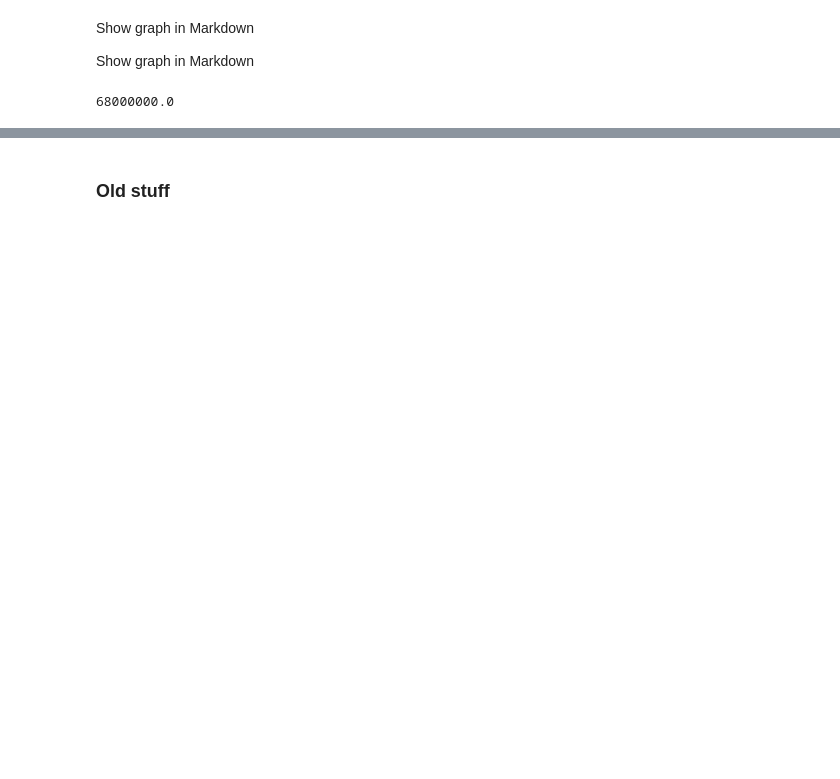
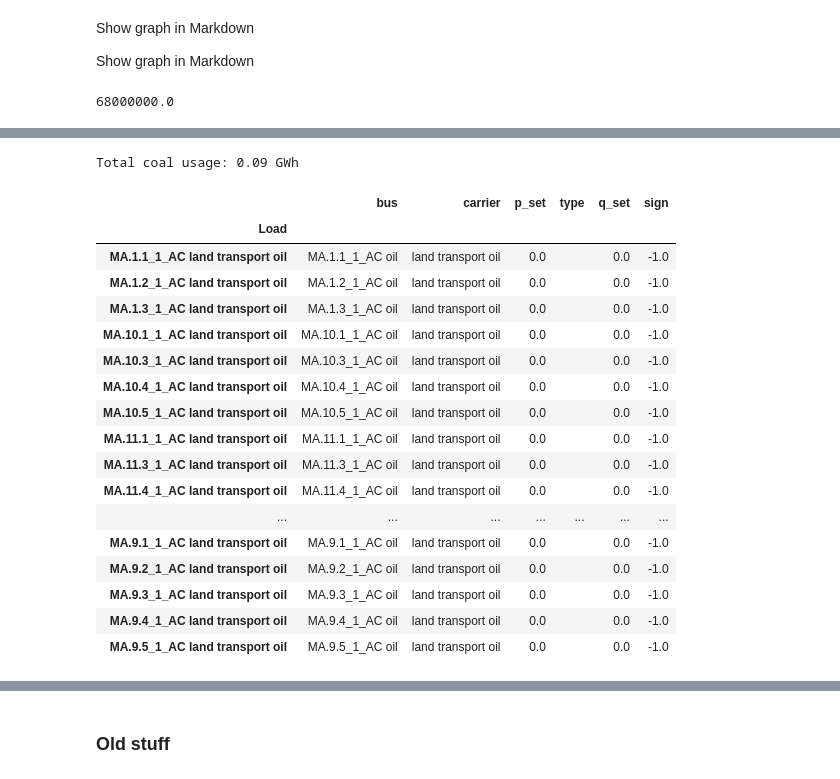
Before and after one commit to energyLS/aldehyde, a Jupyter notebook: workflow/notebooks/test_co2limit.ipynb, the cells around one changed output, grey strips where cells are left out. Saved outputs shown, nothing was run; the diff lists cells and outputs as text; code cells hidden in the pictures; blank space fills up the shorter version.

```diff
--- a/workflow/notebooks/test_co2limit.ipynb
+++ b/workflow/notebooks/test_co2limit.ipynb
@@ -59,0 +148,38 @@ n.stores_t.e.filter(like="co2 atmosphere").iloc[-1][0]
+# %%
+carrier = "coal"
+total_usage = 0.0
+
+# Iterate over the generators
+for _, gen in n.generators.iterrows():
+    total_usage += n.generators_t.p[gen.name].sum() * n.snapshot_weightings.generators[0] if gen.carrier.upper() == carrier.upper() else 0.0
+
+# Iterate over the links
+for _, link in n.links.iterrows():
+    total_usage += n.links_t.p0[link.name].sum() * n.snapshot_weightings.links[0] if link.carrier.upper() == carrier.upper() else 0.0
+
+
+
+print(f"Total {carrier} usage: {total_usage/1e3:.2f} GWh")
+# %% [output]
+Total coal usage: 0.09 GWh
+# %%
+n.loads[n.loads.carrier == "land transport oil"]
+# %% [output]
+|  | bus | carrier | p_set | type | q_set | sign |
+| Load |  |  |  |  |  |  |
+| MA.1.1_1_AC land transport oil | MA.1.1_1_AC oil | land transport oil | 0.0 |  | 0.0 | -1.0 |
+| MA.1.2_1_AC land transport oil | MA.1.2_1_AC oil | land transport oil | 0.0 |  | 0.0 | -1.0 |
+| MA.1.3_1_AC land transport oil | MA.1.3_1_AC oil | land transport oil | 0.0 |  | 0.0 | -1.0 |
+| MA.10.1_1_AC land transport oil | MA.10.1_1_AC oil | land transport oil | 0.0 |  | 0.0 | -1.0 |
+| MA.10.3_1_AC land transport oil | MA.10.3_1_AC oil | land transport oil | 0.0 |  | 0.0 | -1.0 |
+| MA.10.4_1_AC land transport oil | MA.10.4_1_AC oil | land transport oil | 0.0 |  | 0.0 | -1.0 |
+| MA.10.5_1_AC land transport oil | MA.10.5_1_AC oil | land transport oil | 0.0 |  | 0.0 | -1.0 |
+| MA.11.1_1_AC land transport oil | MA.11.1_1_AC oil | land transport oil | 0.0 |  | 0.0 | -1.0 |
+| MA.11.3_1_AC land transport oil | MA.11.3_1_AC oil | land transport oil | 0.0 |  | 0.0 | -1.0 |
+| MA.11.4_1_AC land transport oil | MA.11.4_1_AC oil | land transport oil | 0.0 |  | 0.0 | -1.0 |
+| ... | ... | ... | ... | ... | ... | ... |
+| MA.9.1_1_AC land transport oil | MA.9.1_1_AC oil | land transport oil | 0.0 |  | 0.0 | -1.0 |
+| MA.9.2_1_AC land transport oil | MA.9.2_1_AC oil | land transport oil | 0.0 |  | 0.0 | -1.0 |
+| MA.9.3_1_AC land transport oil | MA.9.3_1_AC oil | land transport oil | 0.0 |  | 0.0 | -1.0 |
+| MA.9.4_1_AC land transport oil | MA.9.4_1_AC oil | land transport oil | 0.0 |  | 0.0 | -1.0 |
+| MA.9.5_1_AC land transport oil | MA.9.5_1_AC oil | land transport oil | 0.0 |  | 0.0 | -1.0 |
```
Also changed, not shown: parts of 20 cells of this notebook.
